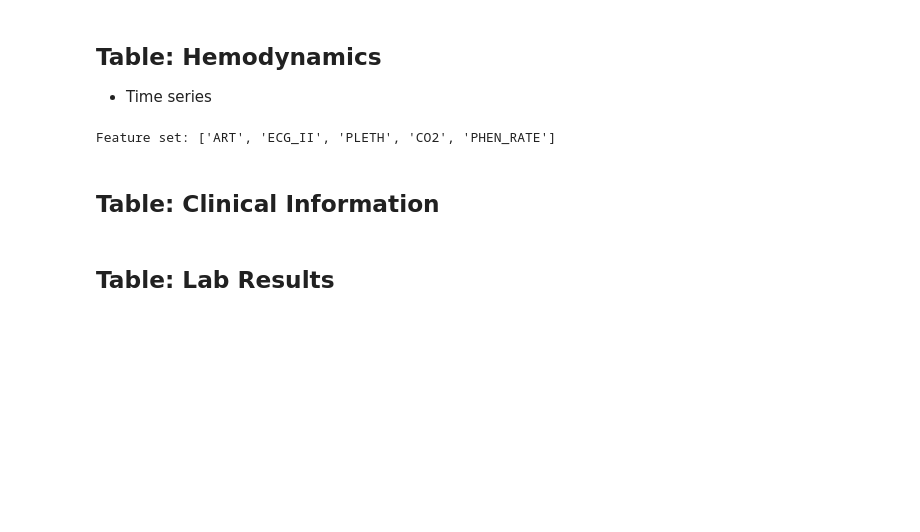
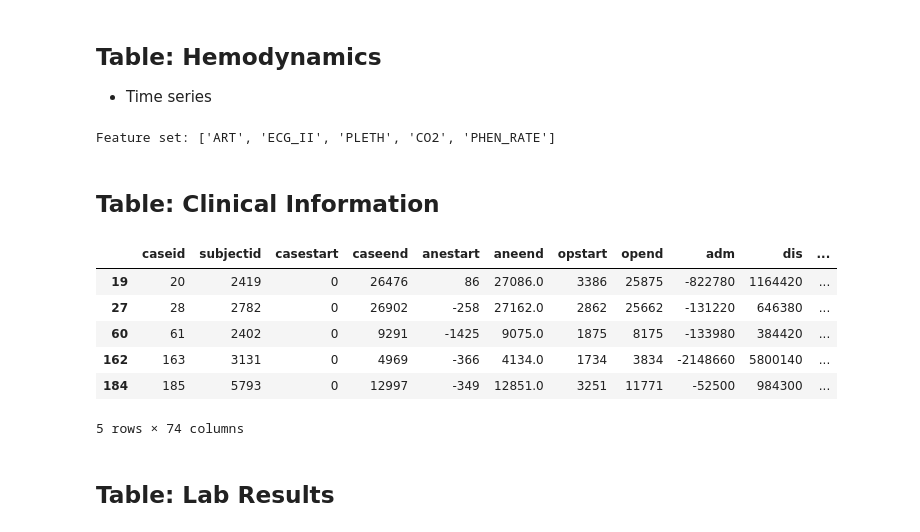
Before and after one commit to kayleeisokay/ac215-project, a Jupyter notebook: EDA_notebooks/vitaldb.ipynb, the cells around one changed output. Saved outputs shown, nothing was run; the diff lists cells and outputs as text; code cells hidden in the pictures; blank space fills up the shorter version.

```diff
--- a/EDA_notebooks/vitaldb.ipynb
+++ b/EDA_notebooks/vitaldb.ipynb
@@ -161,3 +165,13 @@ cases_df.to_parquet("./tables/clinic_table.parquet", index=False)
+# %%
+cases_df
+# %% [output]
+|  | caseid | subjectid | casestart | caseend | anestart | aneend | opstart | opend | adm | dis | ... |
+| 19 | 20 | 2419 | 0 | 26476 | 86 | 27086.0 | 3386 | 25875 | -822780 | 1164420 | ... |
+| 27 | 28 | 2782 | 0 | 26902 | -258 | 27162.0 | 2862 | 25662 | -131220 | 646380 | ... |
+| 60 | 61 | 2402 | 0 | 9291 | -1425 | 9075.0 | 1875 | 8175 | -133980 | 384420 | ... |
+| 162 | 163 | 3131 | 0 | 4969 | -366 | 4134.0 | 1734 | 3834 | -2148660 | 5800140 | ... |
+| 184 | 185 | 5793 | 0 | 12997 | -349 | 12851.0 | 3251 | 11771 | -52500 | 984300 | ... |
+5 rows × 74 columns
 # %% [markdown]
 ## Table: Lab Results
 # %%
```
Also changed, not shown: parts of 6 cells of this notebook, 10 other files.
